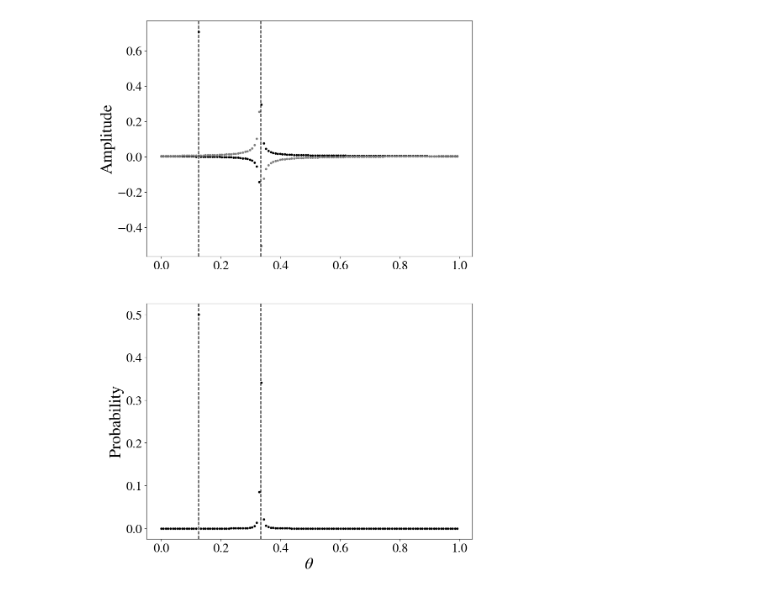
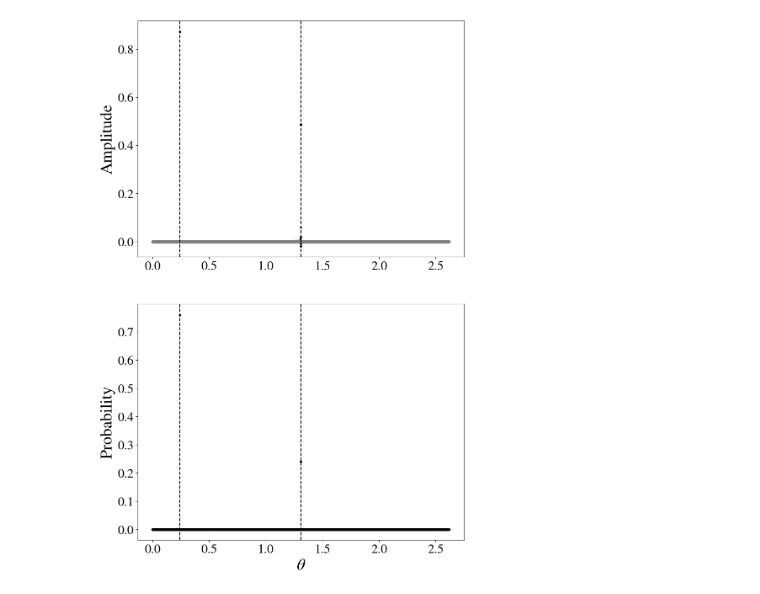
Before and after one commit to Fergus-Hayes/qiskit_tools, a Jupyter notebook: N11-phase_estimation_algorithm.ipynb, the cells around one changed output. Cells and saved outputs as stored; diff of their text form; code cells hidden in the pictures.

```diff
--- a/N11-phase_estimation_algorithm.ipynb
+++ b/N11-phase_estimation_algorithm.ipynb
@@ -18,0 +71,15 @@ figsize=(10,8)
+# %%
+phase = True
+
+lambda_min = np.min(np.abs(np.linalg.eigvals(A)))
+lambda_max = np.max(np.abs(np.linalg.eigvals(A)))
+kappa = np.abs(lambda_max/lambda_min)
+
+nanc = np.max([int(np.log2(A.shape[0])) + 1, int(np.ceil(np.log2(kappa + 1)))]) + phase
+nanc = 3*nanc
+
+scaling = get_delta(nanc - phase, lambda_min, lambda_max)
+t0 = scaling / (lambda_min * (2**phase))
+t = 2 * np.pi * t0
+
+print(t, scaling, nanc, kappa, lambda_min, lambda_max)
@@ -19,13 +88,6 @@ figsize=(10,8)
 # %%
-nx = 1
-nanc = 7
+nx = int(np.log2(A.shape[0]))
 # %%
 qreg = QuantumRegister(nx, 'x')
 qanc = QuantumRegister(nanc, 'anc')
 circ = QuantumCircuit(qreg, qanc)
-# %%
-theta = 1./3
-phi = 1./8
-t = 2.*np.pi
-A = np.array([[phi,0],[0,theta]])
-A_gate = HamiltonianGate(A, t)
@@ -46,29 +110,29 @@ state_v = np.asarray(state_vector).reshape((2**nanc,2**nx)).T
 state_v = np.sum(state_v, axis=0)
 state_v = state_v/np.sqrt(np.sum(np.abs(state_v)**2))
 # %%
-xs = np.arange(2**nanc)/(2**nanc)
+xs = np.arange(2**nanc)/(t0*2**nanc)
 # %%
 fig = plt.figure(figsize=np.array(figsize)*[1,2])
 ax = fig.add_subplot(211)
 
 plt.scatter(xs, state_v.real, marker='.', color='black')
 plt.scatter(xs, state_v.imag, marker='.', color='grey')
 ax.set_ylabel('Amplitude', fontsize=fontsize);
 ax.tick_params(axis='both', labelsize=ticksize);
 
-ax.axvline(theta, ls='--', color='black')
-ax.axvline(phi, ls='--', color='black')
+ax.axvline(lambda_min, ls='--', color='black')
+ax.axvline(lambda_max, ls='--', color='black')
 
 ax = fig.add_subplot(212)
 
 plt.scatter(xs, np.abs(state_v)**2, marker='.', color='black')
 ax.set_xlabel(r'$\theta$', fontsize=fontsize);
 ax.set_ylabel('Probability', fontsize=fontsize);
 ax.tick_params(axis='both', labelsize=ticksize);
 
-ax.axvline(theta, ls='--', color='black')
-ax.axvline(phi, ls='--', color='black')
+ax.axvline(lambda_min, ls='--', color='black')
+ax.axvline(lambda_max, ls='--', color='black')
 
 plt.show()
 # %% [output]
-[figure, old version]
+[figure, new version]
```
Also changed, not shown: parts of 7 cells of this notebook, 3 other files.
